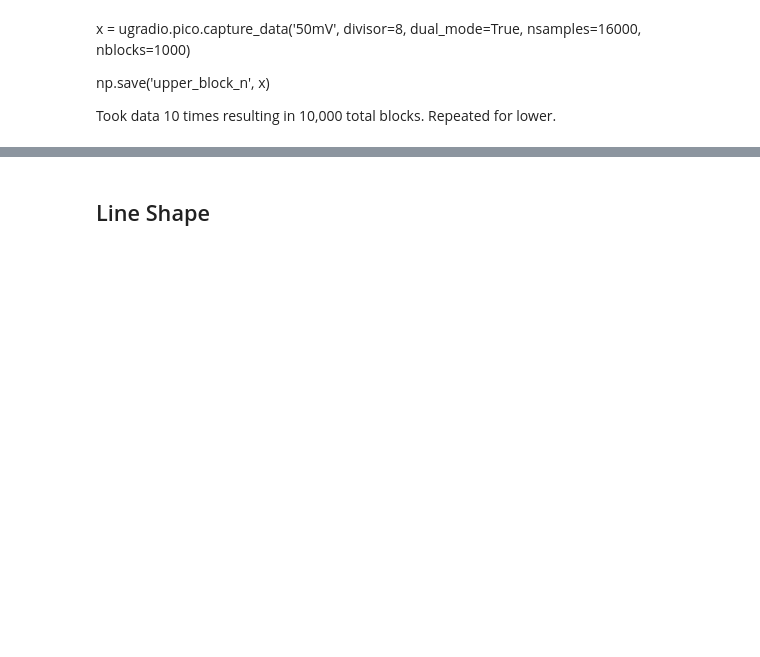
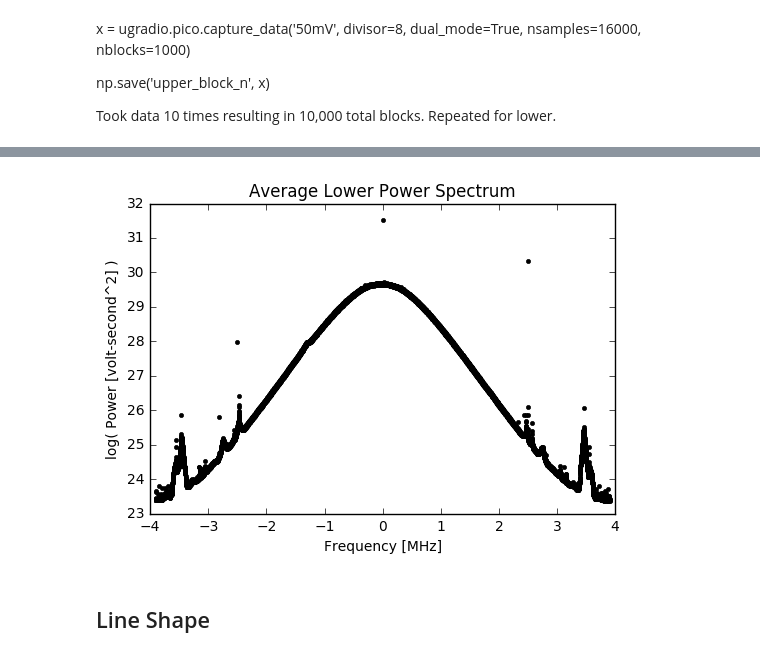
Before and after one commit to gracefujii/Astro-121, a Jupyter notebook: Lab 2.ipynb, the cells around one changed output, grey strips where cells are left out. Saved outputs shown, nothing was run; the diff lists cells and outputs as text; code cells hidden in the pictures; blank space fills up the shorter version.

```diff
--- a/Lab 2.ipynb
+++ b/Lab 2.ipynb
@@ -107,6 +115,6 @@ frequency = np.fft.fftfreq(len(avg_lower), 1/(62.5/8))
 plt.plot(frequency, np.log(avg_lower), 'k.')
 plt.title('Average Lower Power Spectrum')
 plt.xlabel('Frequency [MHz]')
-plt.ylabel('Power [volt-second^2]')
+plt.ylabel('log( Power [volt-second^2] )')
 plt.show()
 # %% [output]
@@ -115,3 +121,4 @@ plt.show()
+[figure, added]
 # %% [markdown]
 ## Line Shape
 # %%
```
Also changed, not shown: parts of 35 cells of this notebook.
